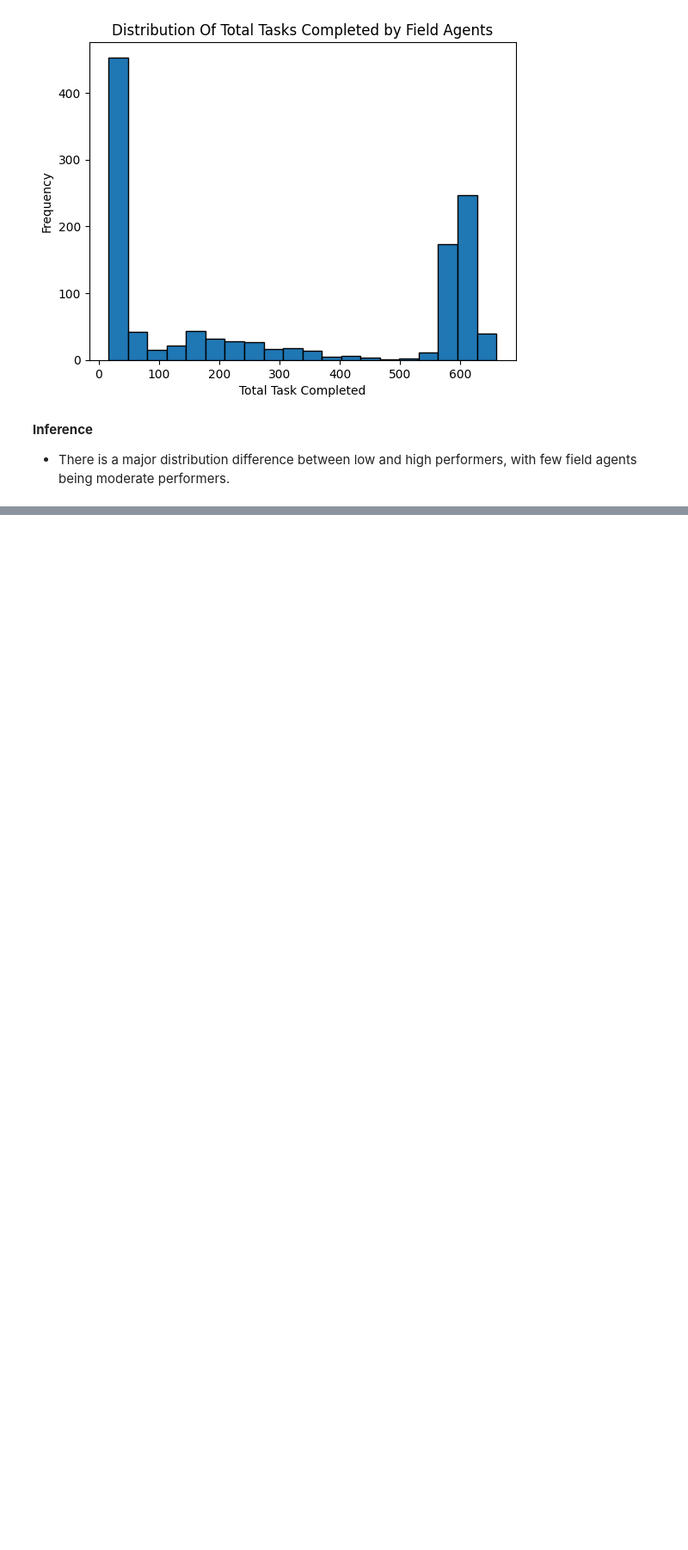
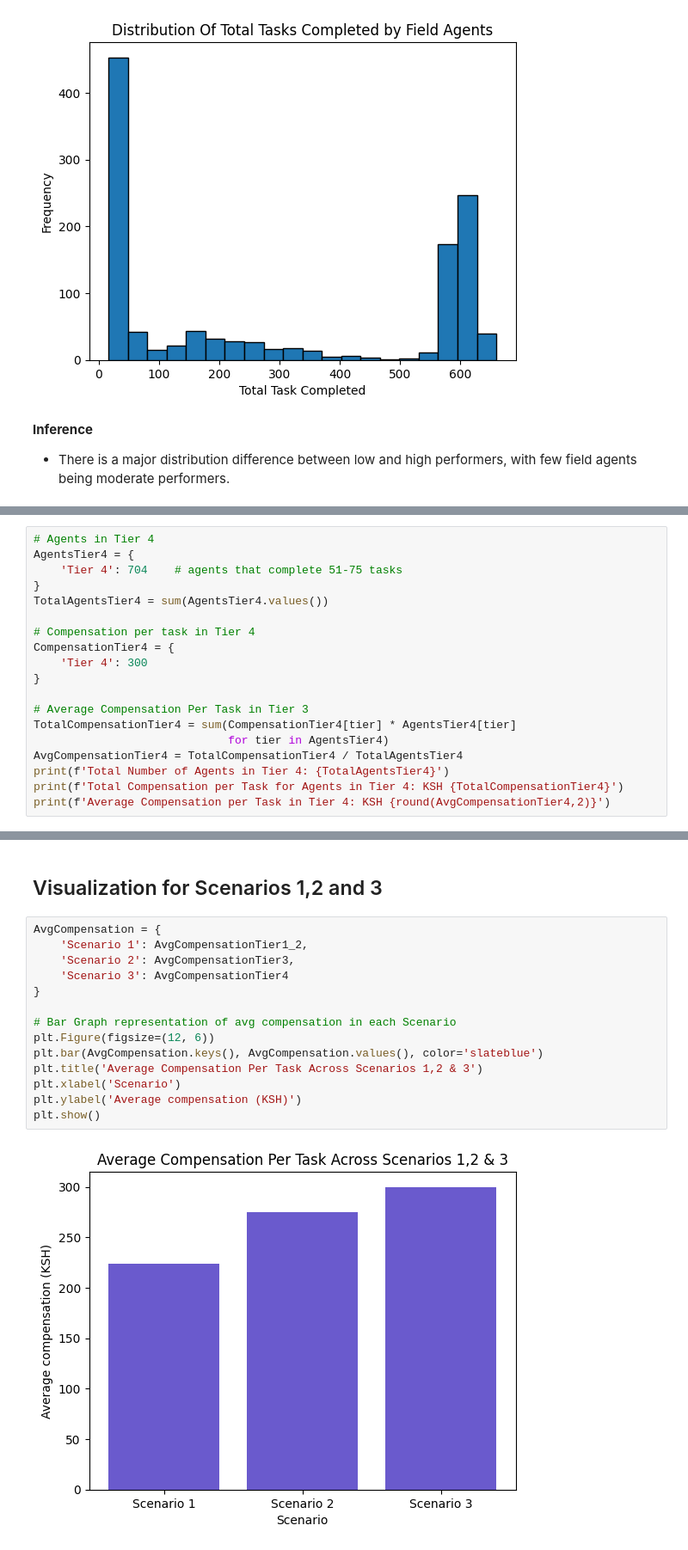
Before and after one commit to ken-warren/IncentiveStructure, a Jupyter notebook: IncentivesStructure.ipynb, the cells around one changed output, grey strips where cells are left out. Shown: that part at 86% size. Drawn from its saved outputs; the diff is of its cells as text; blank space fills up the shorter version.

```diff
--- a/IncentivesStructure.ipynb
+++ b/IncentivesStructure.ipynb
@@ -298,0 +460,19 @@ plt.show()
+# %%
+# Agents in Tier 4
+AgentsTier4 = {
+    'Tier 4': 704    # agents that complete 51-75 tasks
+}
+TotalAgentsTier4 = sum(AgentsTier4.values())
+
+# Compensation per task in Tier 4
+CompensationTier4 = {
+    'Tier 4': 300
+}
+
+# Average Compensation Per Task in Tier 3
+TotalCompensationTier4 = sum(CompensationTier4[tier] * AgentsTier4[tier]
+                             for tier in AgentsTier4)
+AvgCompensationTier4 = TotalCompensationTier4 / TotalAgentsTier4
+print(f'Total Number of Agents in Tier 4: {TotalAgentsTier4}')
+print(f'Total Compensation per Task for Agents in Tier 4: KSH {TotalCompensationTier4}')
+print(f'Average Compensation per Task in Tier 4: KSH {round(AvgCompensationTier4,2)}')
@@ -298,0 +487,18 @@ plt.show()
+# %% [markdown]
+## Visualization for Scenarios 1,2 and 3
+# %%
+AvgCompensation = {
+    'Scenario 1': AvgCompensationTier1_2,
+    'Scenario 2': AvgCompensationTier3,
+    'Scenario 3': AvgCompensationTier4
+}
+
+# Bar Graph representation of avg compensation in each Scenario
+plt.Figure(figsize=(12, 6))
+plt.bar(AvgCompensation.keys(), AvgCompensation.values(), color='slateblue')
+plt.title('Average Compensation Per Task Across Scenarios 1,2 & 3')
+plt.xlabel('Scenario')
+plt.ylabel('Average compensation (KSH)')
+plt.show()
+# %% [output]
+[figure, added]
```
Also changed, not shown: parts of 22 cells of this notebook, 4 other files.
